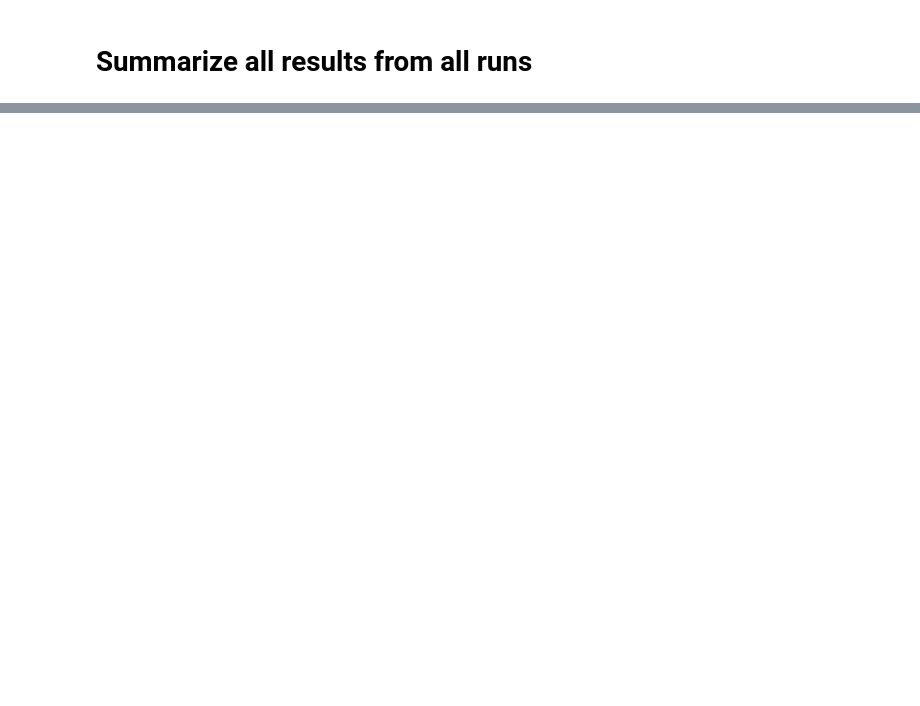
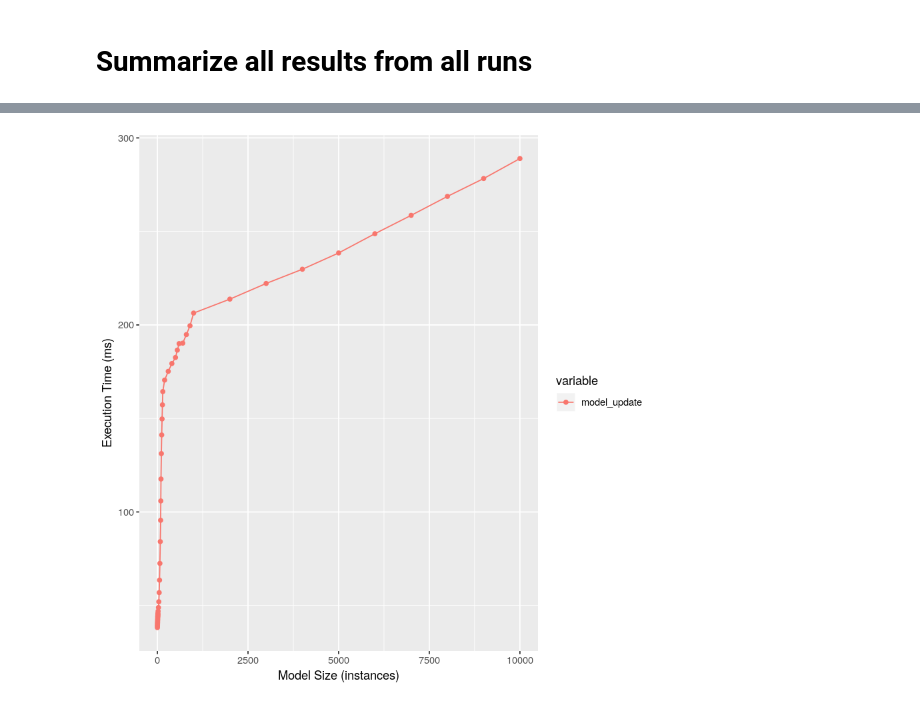
Before and after one commit to research-iobserve/jss-privacy-experiment, a Jupyter notebook: Summary comparison of results.ipynb, the cells around one changed output, grey strips where cells are left out. Cells and saved outputs as stored; diff of their text form; code cells hidden in the pictures; blank space fills up the shorter version.

```diff
--- a/Summary comparison of results.ipynb
+++ b/Summary comparison of results.ipynb
@@ -74,0 +96,12 @@ ggplot(ggData, aes(x=index, y=value, linetype = variable, color = variable)) + g
+# %%
+measureColumns <- allColumns[c(3)]
+
+ggData <- melt(data, id.vars = "index", measure.vars = measureColumns)
+
+ggplot(ggData, aes(x=index, y=value, linetype = variable, color = variable)) +
+    geom_line() +
+    geom_point() +
+    xlab("Model Size (instances)") +
+    ylab("Execution Time (ms)")
+# %% [output]
+[figure, added]
```
Also changed, not shown: parts of 2 cells of this notebook, 3 other files.
